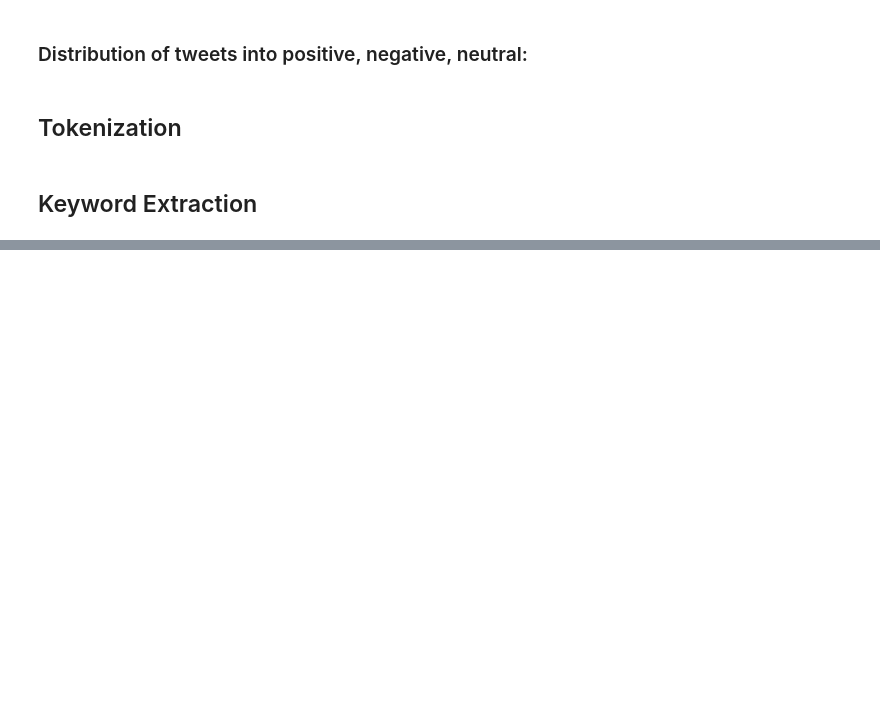
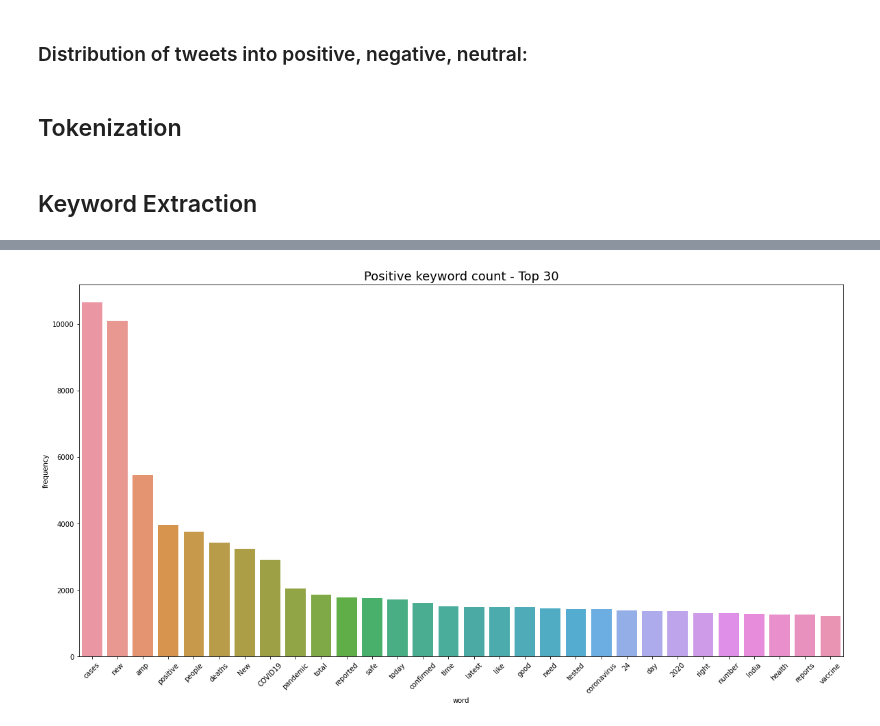
Before and after one commit to ps4449/machine-learning, a Jupyter notebook: SentimentAnalysis_COVID19Dataset/COVID19-dataset.ipynb, the cells around one changed output, grey strips where cells are left out. Saved outputs shown, nothing was run; the diff lists cells and outputs as text; code cells hidden in the pictures; blank space fills up the shorter version.

Commit message:
Sentiment Analysis
Twitter data analysis

```diff
--- a/SentimentAnalysis_COVID19Dataset/COVID19-dataset.ipynb
+++ b/SentimentAnalysis_COVID19Dataset/COVID19-dataset.ipynb
@@ -204,0 +217,8 @@ from collections import Counter
+# %%
+# Get most common keywords
+from collections import Counter
+def get_token_number(docx, num=30): # top 30 words in order of frequency
+    word_tokens = Counter(docx)
+    most_common = word_tokens.most_common(num)
+    result = dict(most_common)
+    return result
@@ -204,0 +245,5 @@ from collections import Counter
+# %%
+# Creating dataframes for positive, negative, neutral keywords
+pos_df = pd.DataFrame(get_token_number(pos_tokens).items(), columns=["word", "frequency"])
+neg_df = pd.DataFrame(get_token_number(neg_tokens).items(), columns=["word", "frequency"])
+neu_df = pd.DataFrame(get_token_number(neu_tokens).items(), columns=["word", "frequency"])
@@ -204,0 +270,8 @@ from collections import Counter
+# %%
+plt.figure(figsize=(20, 10))
+sns.barplot(x="word", y="frequency", data=pos_df)
+plt.xticks(rotation=45)
+plt.title("Positive keyword count - Top 30", fontsize=18)
+plt.show()
+# %% [output]
+[figure, added]
```
Also changed, not shown: parts of 20 cells of this notebook.
